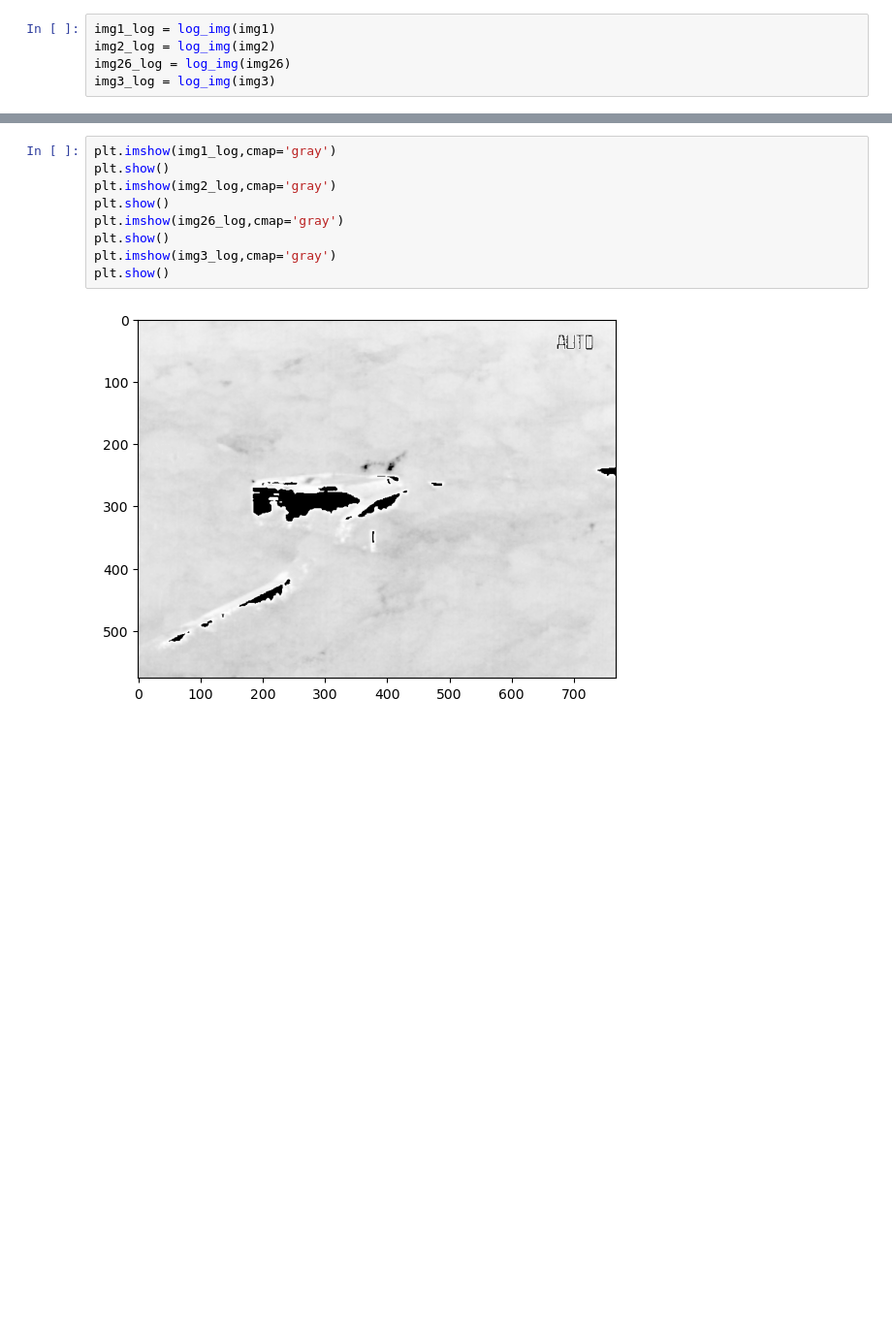
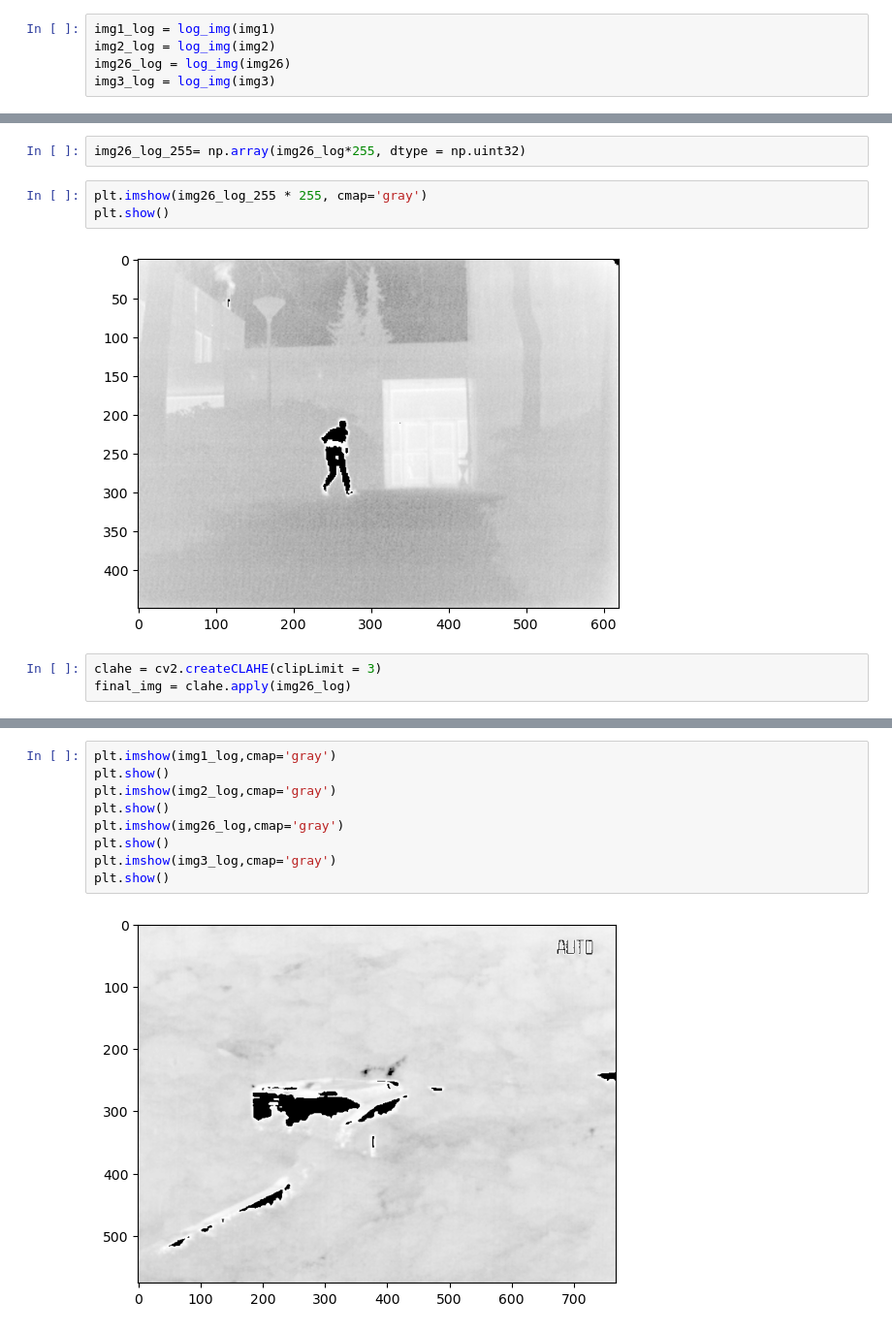
Before and after one commit to Kambakhsh-Eskandari/Final-year-project-original, a Jupyter notebook: mytests.ipynb, the cells around one changed output, grey strips where cells are left out. Shown at 97% size. Cells and saved outputs as stored; diff of their text form; blank space fills up the shorter version.

```diff
--- a/mytests.ipynb
+++ b/mytests.ipynb
@@ -25,0 +67,10 @@ img3_n = normalize_image(img3_log)
+# %%
+img26_log_255= np.array(img26_log*255, dtype = np.uint32)
+# %%
+plt.imshow(img26_log_255 * 255, cmap='gray')
+plt.show()
+# %% [output]
+[figure, added]
+# %%
+clahe = cv2.createCLAHE(clipLimit = 3)
+final_img = clahe.apply(img26_log)
```
Also changed, not shown: parts of 12 cells of this notebook.
